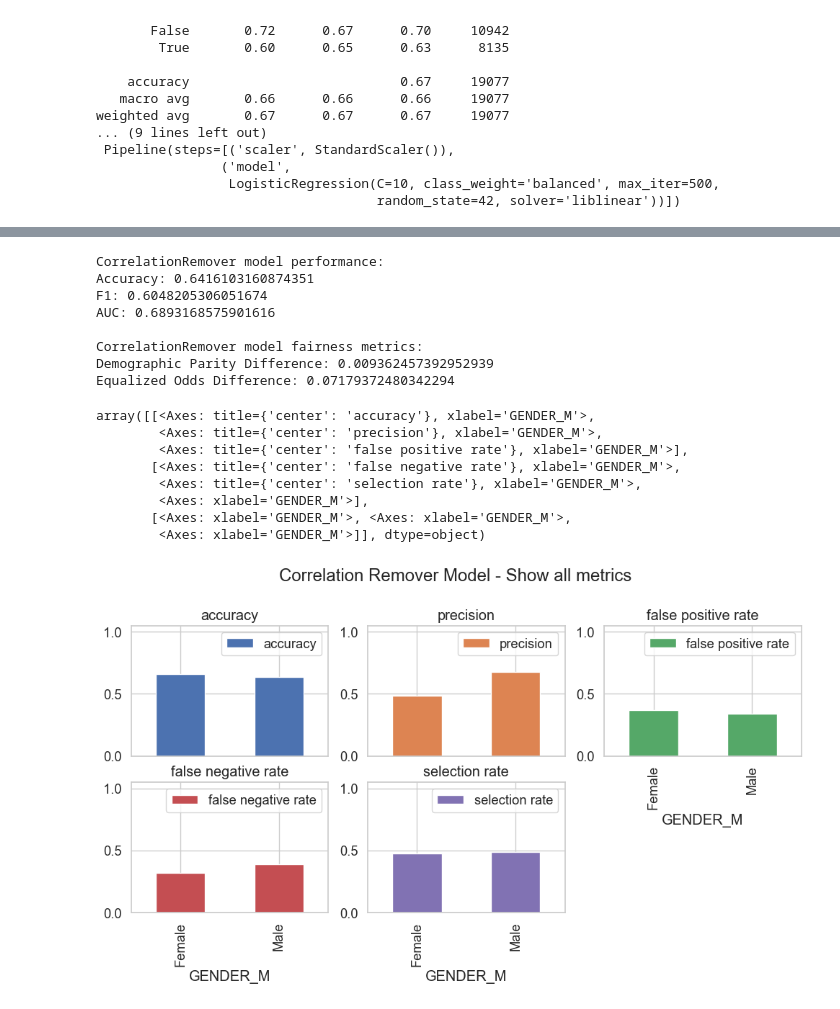
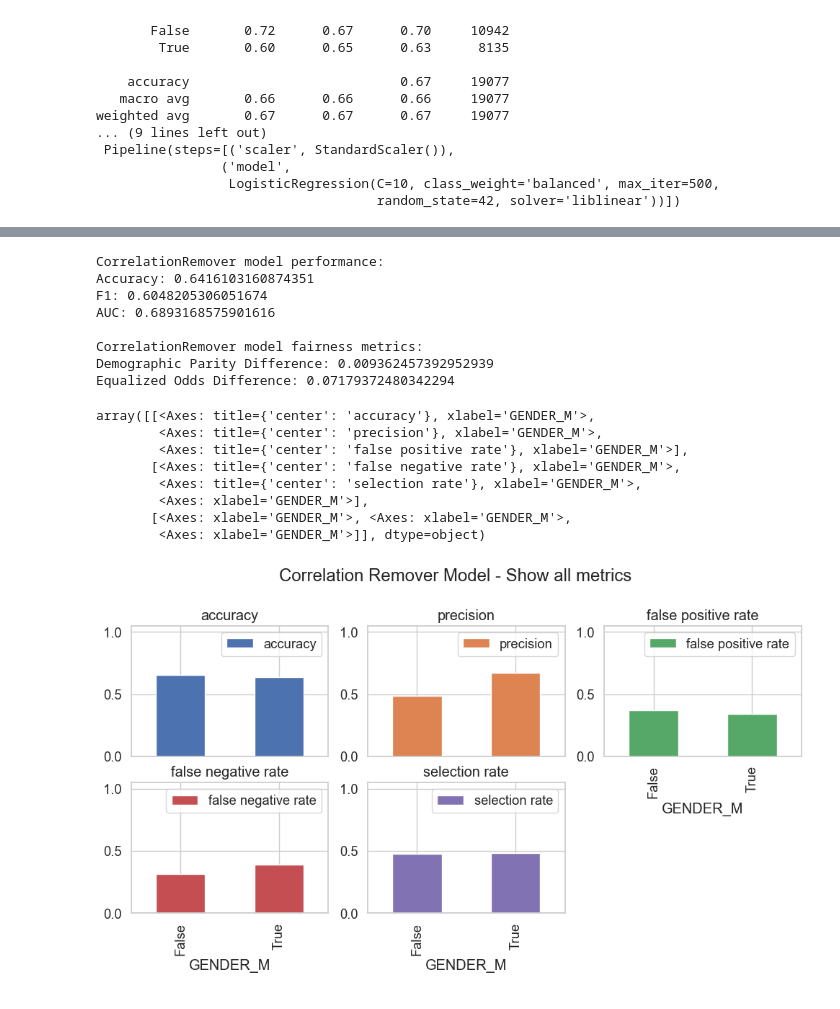
Before and after one commit to martenzZe/MRAI_project, a Jupyter notebook: Project_code.ipynb, the cells around one changed output, grey strips where cells are left out. Saved outputs shown, nothing was run; the diff lists cells and outputs as text; code cells hidden in the pictures.

```diff
--- a/Project_code.ipynb
+++ b/Project_code.ipynb
@@ -637,11 +638,9 @@ array([[<Axes: title={'center': 'accuracy'}, xlabel='GENDER_M'>,
 from fairlearn.preprocessing import CorrelationRemover
 
 # get gender_m from X_train
-sensitive_feature = X_train['GENDER_M']
+sensitive_train = X_train["GENDER_M"]
+sensitive_test = X_test["GENDER_M"]
 
-# convert to readable labels
-sensitive_train = sensitive_feature.replace({False: 'Female', True: 'Male'})
-sensitive_test_named = X_test['GENDER_M'].replace({False: 'Female', True: 'Male'})
 
 # initialize correlation remover
 corr_remover = CorrelationRemover(
@@ -691,49 +690,49 @@ reweighted_metric_frame = MetricFrame(
     metrics=metrics,
     y_true=y_test,
     y_pred=y_pred_reweighted,
-    sensitive_features=sensitive_test_named
+    sensitive_features=sensitive_test
 )
 
 dpd_reweighted = demographic_parity_difference(
     y_true=y_test,
     y_pred=y_pred_reweighted,
-    sensitive_features=sensitive_test_named
+    sensitive_features=sensitive_test
 )
 
 eod_reweighted = equalized_odds_difference(
     y_true=y_test,
     y_pred=y_pred_reweighted,
-    sensitive_features=sensitive_test_named
+    sensitive_features=sensitive_test
 )
 
 print("\nCorrelationRemover model fairness metrics:")
 print("Demographic Parity Difference:", dpd_reweighted)
 print("Equalized Odds Difference:", eod_reweighted)
 
 # plot
 reweighted_metric_frame.by_group.plot.bar(
     subplots=True,
     layout=[3, 3],
     legend=True,
     figsize=[12, 8],
     ylim=[0, 1.05],
     title="Correlation Remover Model - Show all metrics"
 )
 # %% [output]
 CorrelationRemover model performance:
 Accuracy: 0.6416103160874351
 F1: 0.6048205306051674
 AUC: 0.6893168575901616
 
 CorrelationRemover model fairness metrics:
 Demographic Parity Difference: 0.009362457392952939
 Equalized Odds Difference: 0.07179372480342294
 array([[<Axes: title={'center': 'accuracy'}, xlabel='GENDER_M'>,
         <Axes: title={'center': 'precision'}, xlabel='GENDER_M'>,
         <Axes: title={'center': 'false positive rate'}, xlabel='GENDER_M'>],
        [<Axes: title={'center': 'false negative rate'}, xlabel='GENDER_M'>,
         <Axes: title={'center': 'selection rate'}, xlabel='GENDER_M'>,
         <Axes: xlabel='GENDER_M'>],
        [<Axes: xlabel='GENDER_M'>, <Axes: xlabel='GENDER_M'>,
         <Axes: xlabel='GENDER_M'>]], dtype=object)
-[figure, old version]
+[figure, new version]
```
Also changed, not shown: parts of 8 cells of this notebook.
